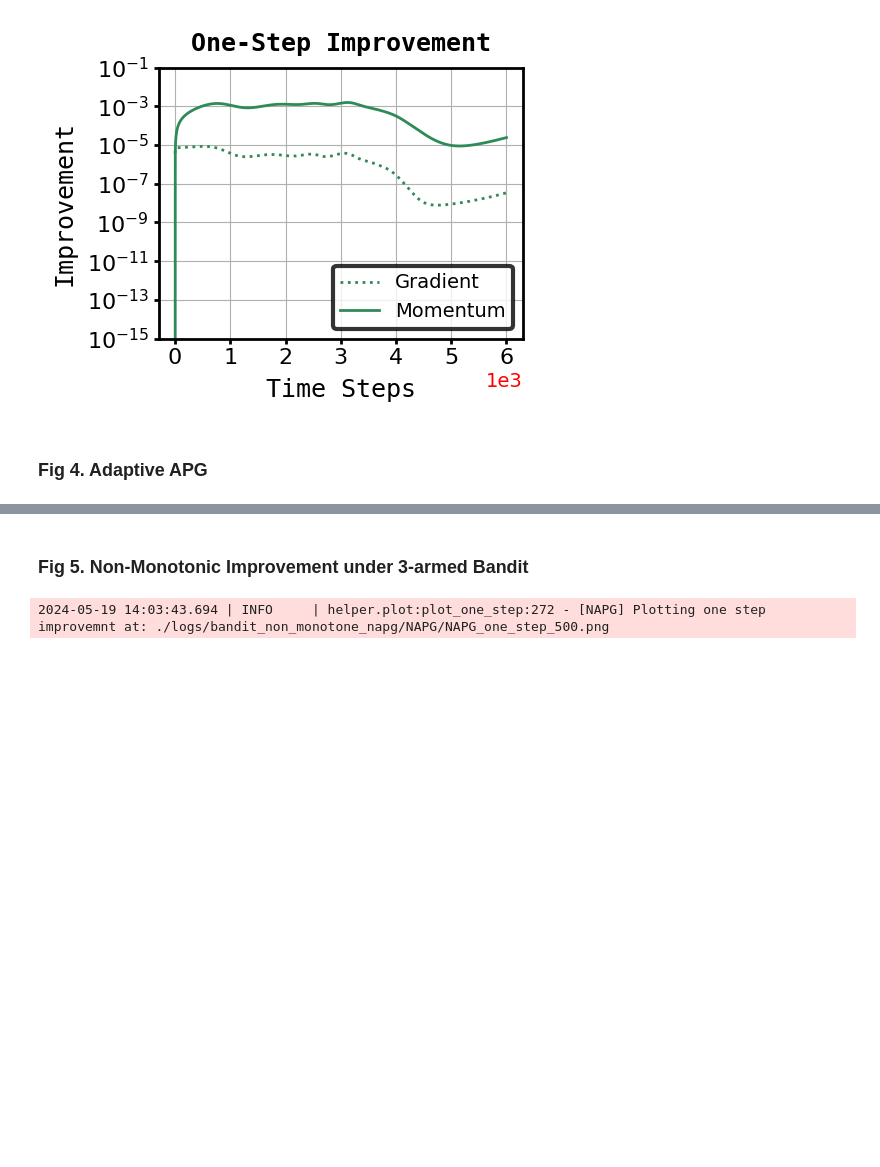
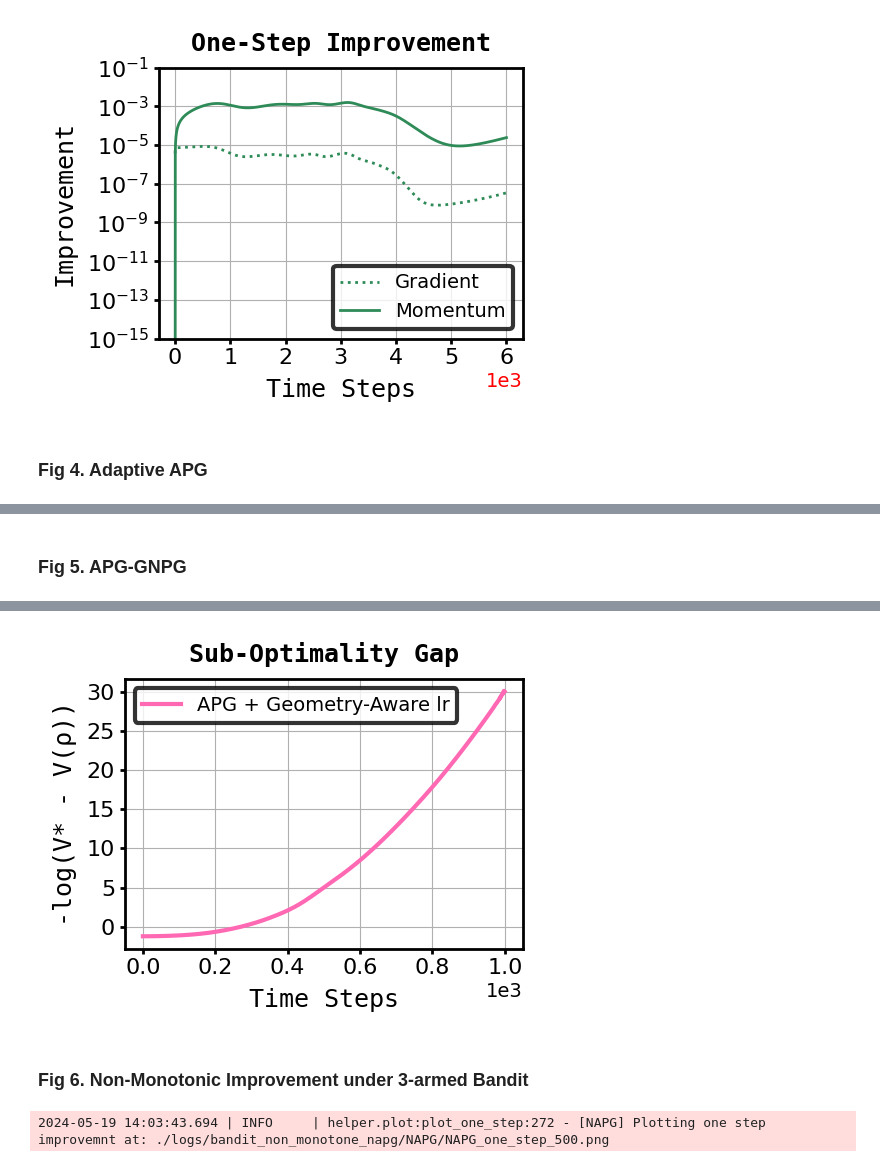
Before and after one commit to NYCU-RL-Bandits-Lab/APG, a Jupyter notebook: true-gradient-mdp/plot.ipynb, the cells around one changed output, grey strips where cells are left out. Drawn from its saved outputs; the diff is of its cells as text; code cells hidden in the pictures; blank space fills up the shorter version.

```diff
--- a/true-gradient-mdp/plot.ipynb
+++ b/true-gradient-mdp/plot.ipynb
@@ -127,0 +128,11 @@ display(Image(filename=img_dir))
+# %% [markdown]
+### Fig 5. APG-GNPG
+# %%
+log_dir = './logs/mdp_5s5a_uniform_APG_GNPG'
+dict_ = yaml.load(open(os.path.join(log_dir, 'APG_GNPG', 'args.yaml')), Loader=yaml.FullLoader)
+args = argparse.Namespace(**dict_)
+plotter = plot.Plotter(args, log_dir)
+
+img_dir = plotter.plot_log(1000)
+display(Image(filename=img_dir))
+# %% [output]
@@ -128,5 +141,6 @@ display(Image(filename=img_dir))
+[figure, added]
 # %% [markdown]
-### Fig 5. Non-Monotonic Improvement under 3-armed Bandit
+### Fig 6. Non-Monotonic Improvement under 3-armed Bandit
 # %%
 log_dir = './logs/bandit_non_monotone_napg'
 dict_ = yaml.load(open(os.path.join(log_dir, 'NAPG', 'args.yaml')), Loader=yaml.FullLoader)
```
Also changed, not shown: parts of 5 cells of this notebook, 19 other files.
